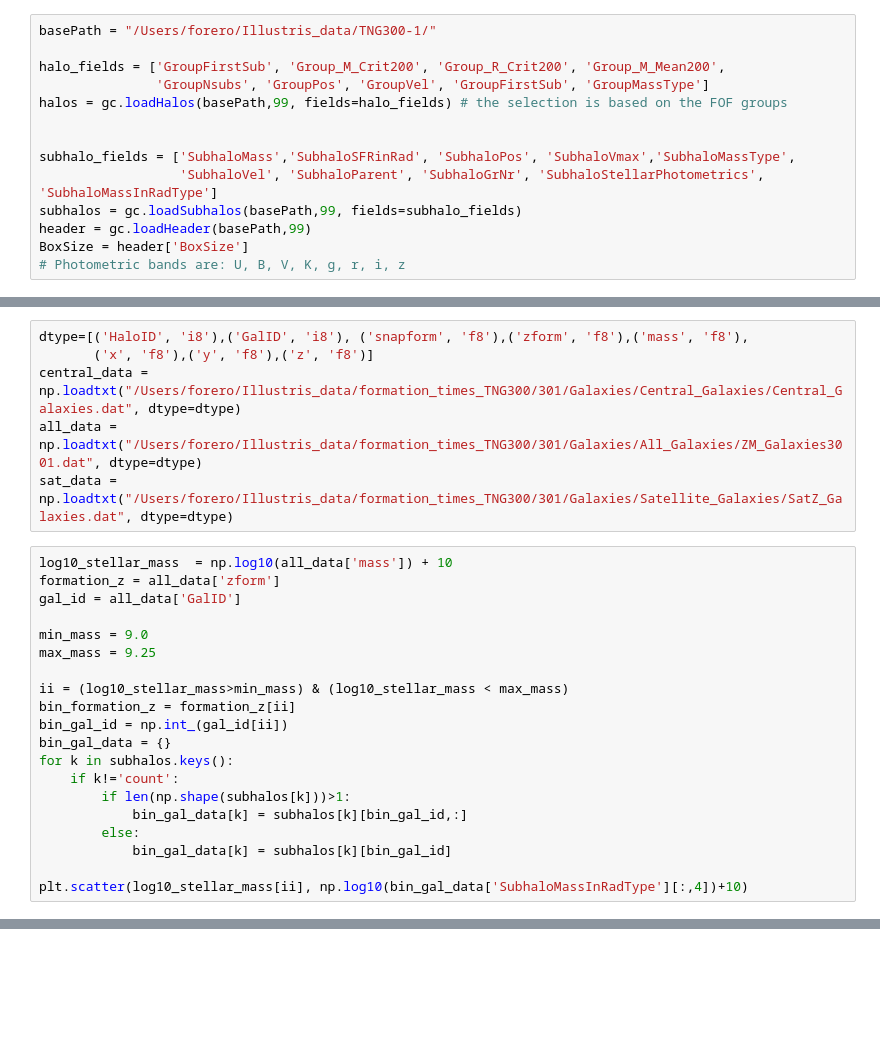
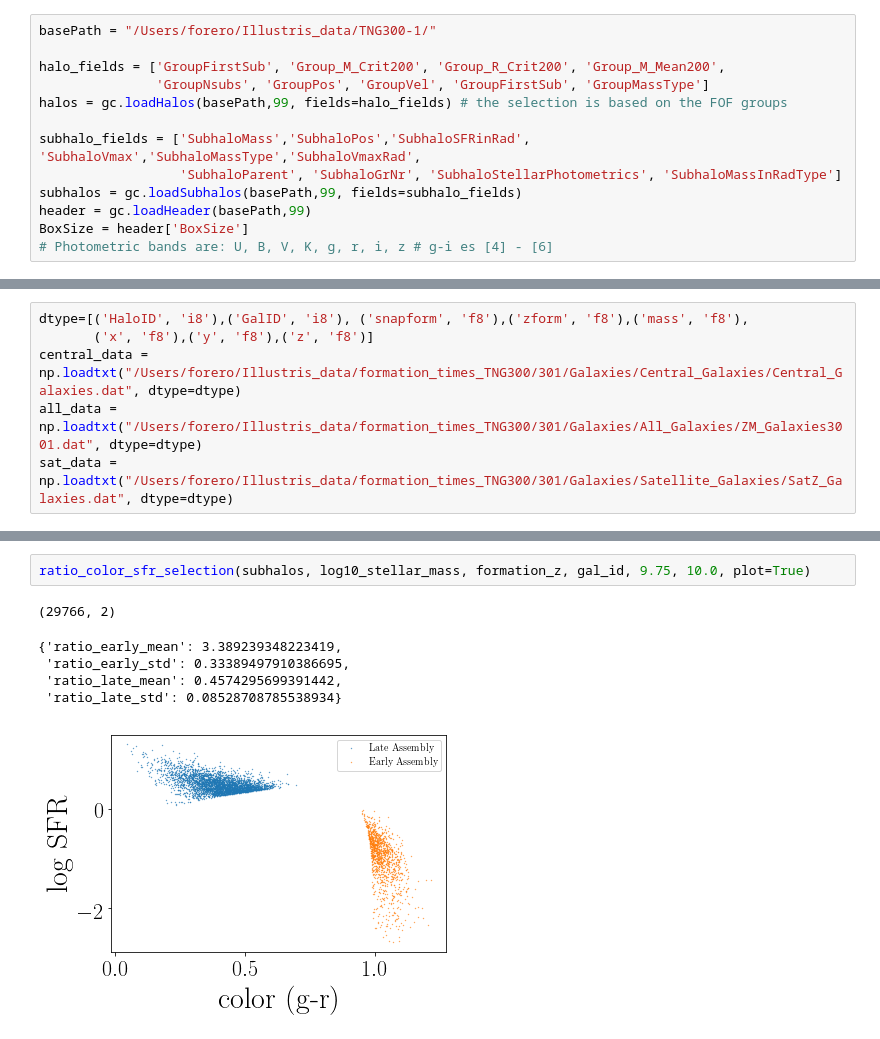
Before and after one commit to forero/IllustrisGalaxyBias, a Jupyter notebook: code/influence_formation_times.ipynb, the cells around one changed output, grey strips where cells are left out. Cells and saved outputs as stored; diff of their text form; blank space fills up the shorter version.

Commit message:
new plot

```diff
--- a/code/influence_formation_times.ipynb
+++ b/code/influence_formation_times.ipynb
@@ -25,10 +29,9 @@ halo_fields = ['GroupFirstSub', 'Group_M_Crit200', 'Group_R_Crit200', 'Group_M_M
                'GroupNsubs', 'GroupPos', 'GroupVel', 'GroupFirstSub', 'GroupMassType']
 halos = gc.loadHalos(basePath,99, fields=halo_fields) # the selection is based on the FOF groups
 
-
-subhalo_fields = ['SubhaloMass','SubhaloSFRinRad', 'SubhaloPos', 'SubhaloVmax','SubhaloMassType',
-                  'SubhaloVel', 'SubhaloParent', 'SubhaloGrNr', 'SubhaloStellarPhotometrics', 'SubhaloMassInRadType']
+subhalo_fields = ['SubhaloMass','SubhaloPos','SubhaloSFRinRad', 'SubhaloVmax','SubhaloMassType','SubhaloVmaxRad',
+                  'SubhaloParent', 'SubhaloGrNr', 'SubhaloStellarPhotometrics', 'SubhaloMassInRadType']
 subhalos = gc.loadSubhalos(basePath,99, fields=subhalo_fields)
 header = gc.loadHeader(basePath,99)
 BoxSize = header['BoxSize']
-# Photometric bands are: U, B, V, K, g, r, i, z
+# Photometric bands are: U, B, V, K, g, r, i, z # g-i es [4] - [6]
@@ -44,23 +41,3 @@ dtype=[('HaloID', 'i8'),('GalID', 'i8'), ('snapform', 'f8'),('zform', 'f8'),('ma
 central_data = np.loadtxt("/Users/forero/Illustris_data/formation_times_TNG300/301/Galaxies/Central_Galaxies/Central_Galaxies.dat", dtype=dtype)
 all_data = np.loadtxt("/Users/forero/Illustris_data/formation_times_TNG300/301/Galaxies/All_Galaxies/ZM_Galaxies3001.dat", dtype=dtype)
 sat_data = np.loadtxt("/Users/forero/Illustris_data/formation_times_TNG300/301/Galaxies/Satellite_Galaxies/SatZ_Galaxies.dat", dtype=dtype)
-# %%
-log10_stellar_mass  = np.log10(all_data['mass']) + 10
-formation_z = all_data['zform']
-gal_id = all_data['GalID']
-
-min_mass = 9.0
-max_mass = 9.25
-
-ii = (log10_stellar_mass>min_mass) & (log10_stellar_mass < max_mass)
-bin_formation_z = formation_z[ii]
-bin_gal_id = np.int_(gal_id[ii])
-bin_gal_data = {}
-for k in subhalos.keys():
-    if k!='count':
-        if len(np.shape(subhalos[k]))>1:
-            bin_gal_data[k] = subhalos[k][bin_gal_id,:]
-        else:
-            bin_gal_data[k] = subhalos[k][bin_gal_id]
-
-plt.scatter(log10_stellar_mass[ii], np.log10(bin_gal_data['SubhaloMassInRadType'][:,4])+10)
@@ -175,0 +128,9 @@ for i_bin in range(9):
+# %%
+ratio_color_sfr_selection(subhalos, log10_stellar_mass, formation_z, gal_id, 9.75, 10.0, plot=True)
+# %% [output]
+(29766, 2)
+{'ratio_early_mean': 3.389239348223419,
+ 'ratio_early_std': 0.33389497910386695,
+ 'ratio_late_mean': 0.4574295699391442,
+ 'ratio_late_std': 0.08528708785538934}
+[figure, added]
```
Also changed, not shown: parts of 12 cells of this notebook.
